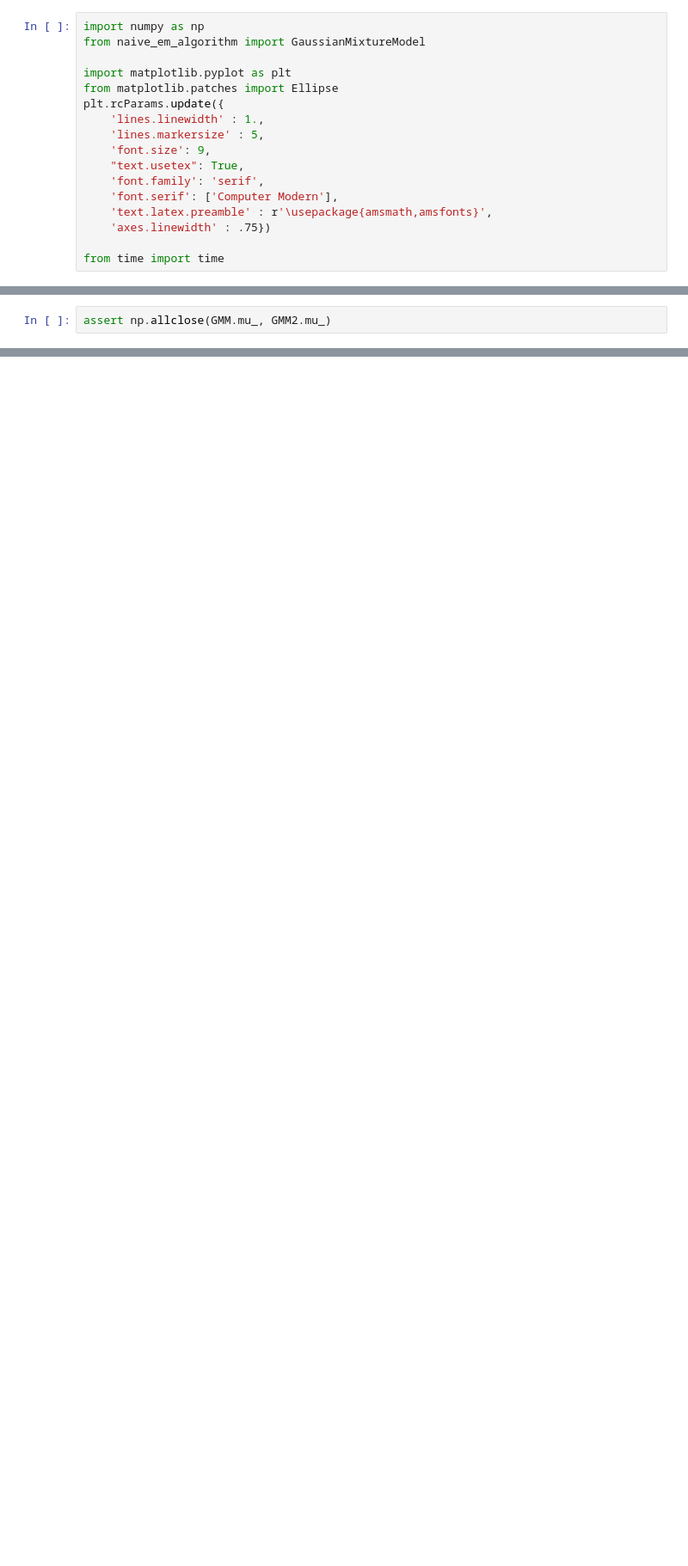
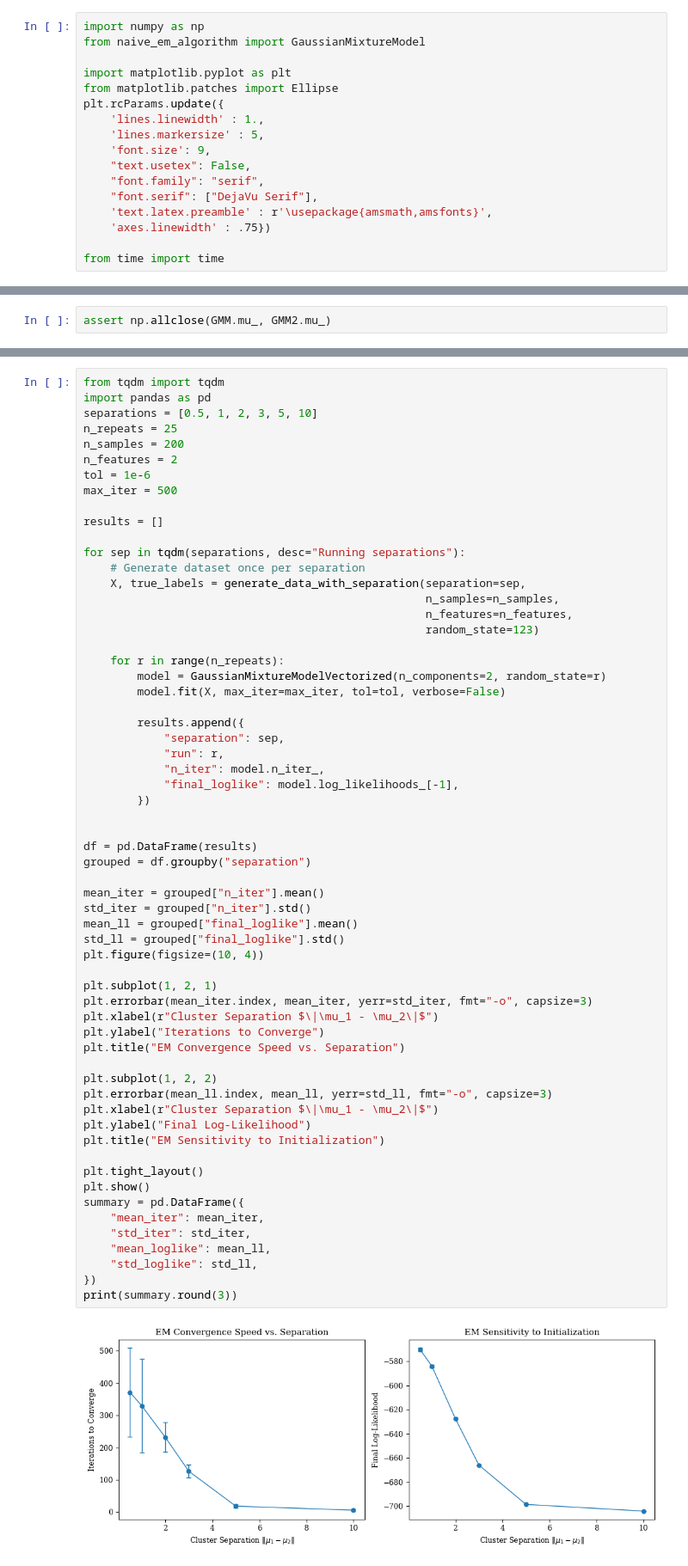
Before and after one commit to lzkostina/Studio_11, a Jupyter notebook: Studio11.ipynb, the cells around one changed output, grey strips where cells are left out. Shown: that part at 86% size. Cells and saved outputs as stored; diff of their text form; blank space fills up the shorter version.

```diff
--- a/Studio11.ipynb
+++ b/Studio11.ipynb
@@ -65,9 +65,9 @@ plt.rcParams.update({
     'lines.linewidth' : 1.,
     'lines.markersize' : 5,
     'font.size': 9,
-    "text.usetex": True,
-    'font.family': 'serif',
-    'font.serif': ['Computer Modern'],
+    "text.usetex": False,
+    "font.family": "serif",
+    "font.serif": ["DejaVu Serif"],
     'text.latex.preamble' : r'\usepackage{amsmath,amsfonts}',
     'axes.linewidth' : .75})
 
@@ -207,3 +216,66 @@ def generate_data_with_separation(separation, n_samples=200, n_features=2, rando
     X, Z = DGP.sample(n_samples=n_samples, random_state=random_state)
 
     return X, Z
+# %%
+from tqdm import tqdm
+import pandas as pd
+separations = [0.5, 1, 2, 3, 5, 10]
+n_repeats = 25
+n_samples = 200
+n_features = 2
+tol = 1e-6
+max_iter = 500
+
+results = []
+
+for sep in tqdm(separations, desc="Running separations"):
+    # Generate dataset once per separation
+    X, true_labels = generate_data_with_separation(separation=sep,
+                                                   n_samples=n_samples,
+                                                   n_features=n_features,
+                                                   random_state=123)
+
+    for r in range(n_repeats):
+        model = GaussianMixtureModelVectorized(n_components=2, random_state=r)
+        model.fit(X, max_iter=max_iter, tol=tol, verbose=False)
+
+        results.append({
+            "separation": sep,
+            "run": r,
+            "n_iter": model.n_iter_,
+            "final_loglike": model.log_likelihoods_[-1],
+        })
+
+
+df = pd.DataFrame(results)
+grouped = df.groupby("separation")
+
+mean_iter = grouped["n_iter"].mean()
+std_iter = grouped["n_iter"].std()
+mean_ll = grouped["final_loglike"].mean()
+std_ll = grouped["final_loglike"].std()
+plt.figure(figsize=(10, 4))
+
+plt.subplot(1, 2, 1)
+plt.errorbar(mean_iter.index, mean_iter, yerr=std_iter, fmt="-o", capsize=3)
+plt.xlabel(r"Cluster Separation $\|\mu_1 - \mu_2\|$")
+plt.ylabel("Iterations to Converge")
+plt.title("EM Convergence Speed vs. Separation")
+
+plt.subplot(1, 2, 2)
+plt.errorbar(mean_ll.index, mean_ll, yerr=std_ll, fmt="-o", capsize=3)
+plt.xlabel(r"Cluster Separation $\|\mu_1 - \mu_2\|$")
+plt.ylabel("Final Log-Likelihood")
+plt.title("EM Sensitivity to Initialization")
+
+plt.tight_layout()
+plt.show()
+summary = pd.DataFrame({
+    "mean_iter": mean_iter,
+    "std_iter": std_iter,
+    "mean_loglike": mean_ll,
+    "std_loglike": std_ll,
+})
+print(summary.round(3))
+# %% [output]
+[figure, added]
```
Also changed, not shown: parts of 6 cells of this notebook.
